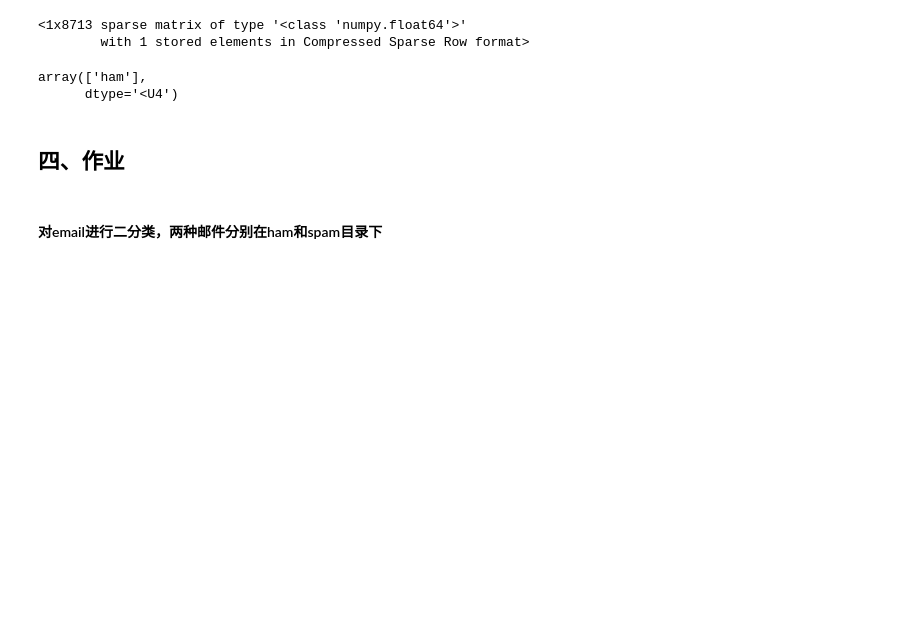
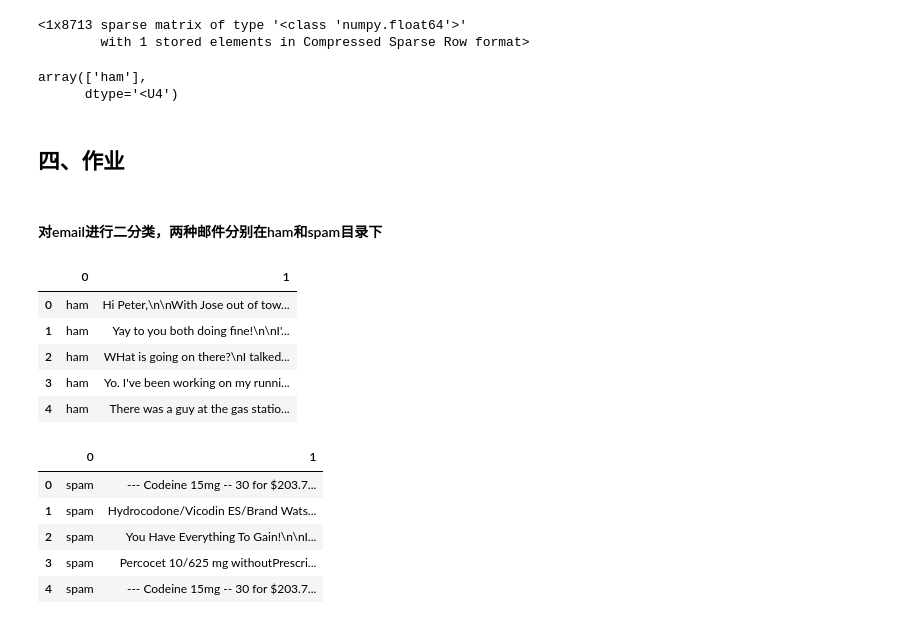
Before and after one commit to nanfengpo/Bayes_python, a Jupyter notebook: get_started/Bayes.ipynb, the cells around one changed output. Cells and saved outputs as stored; diff of their text form; code cells hidden in the pictures; blank space fills up the shorter version.

```diff
--- a/get_started/Bayes.ipynb
+++ b/get_started/Bayes.ipynb
@@ -205,0 +215,33 @@ https://github.com/nanfengpo/machinelearninginaction/tree/master/Ch04
+# %%
+def file2df(name,path):
+    list=[]
+    for i in range(25):
+        l=[0,0]
+        l[0]=name
+        data = open(file=path+str(i+1)+'.txt',errors='ignore').read()
+        l[1]=data
+        list.append(l)
+    df=  DataFrame(list)
+    return df
+# %%
+path1='./data/email/ham/'
+name1='ham'
+path2='./data/email/spam/'
+name2='spam'
+# %%
+df1=  file2df(name1,path1)
+df2=  file2df(name2,path2)
+display(df1.head(),df2.head())
+# %% [output]
+|  | 0 | 1 |
+| 0 | ham | Hi Peter,\n\nWith Jose out of tow... |
+| 1 | ham | Yay to you both doing fine!\n\nI'... |
+| 2 | ham | WHat is going on there?\nI talked... |
+| 3 | ham | Yo. I've been working on my runni... |
+| 4 | ham | There was a guy at the gas statio... |
+|  | 0 | 1 |
+| 0 | spam | --- Codeine 15mg -- 30 for $203.7... |
+| 1 | spam | Hydrocodone/Vicodin ES/Brand Wats... |
+| 2 | spam | You Have Everything To Gain!\n\nI... |
+| 3 | spam | Percocet 10/625 mg withoutPrescri... |
+| 4 | spam | --- Codeine 15mg -- 30 for $203.7... |
```
Also changed, not shown: parts of 9 cells of this notebook.
